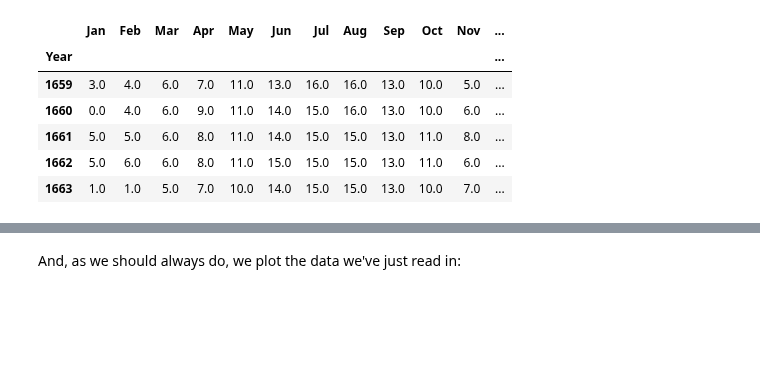
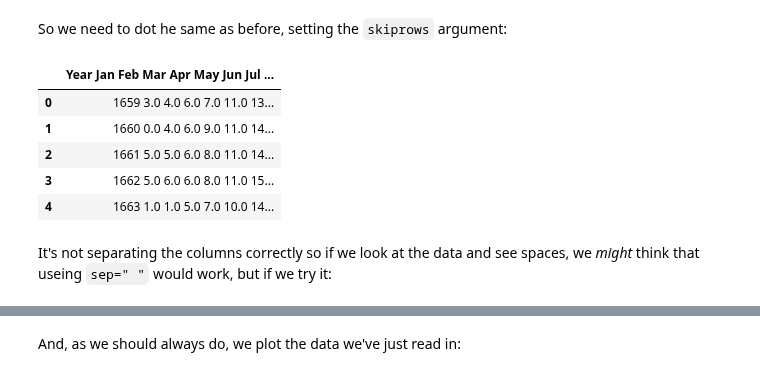
Before and after one commit to JGIBristol/environmental-data-analysis-in-python, a Jupyter notebook: answer_read_weather.ipynb, the cells around one changed output, grey strips where cells are left out. Saved outputs shown, nothing was run; the diff lists cells and outputs as text; code cells hidden in the pictures; blank space fills up the shorter version.

```diff
--- a/answer_read_weather.ipynb
+++ b/answer_read_weather.ipynb
@@ -3,17 +17,17 @@ import pandas as pd
+# %% [markdown]
+So we need to dot he same as before, setting the `skiprows` argument:
 # %%
 temperature = pd.read_csv(
-    "https://milliams.com/courses/data_analysis_python/meantemp_monthly_totals.txt",  # file name
+    "https://milliams.com/courses/data_analysis_python/meantemp_monthly_totals.txt",
     skiprows=4,  # skip first 4 rows of the header
-    delim_whitespace=True,  # whitespace separated columns
-    index_col="Year",  # Set the index
-    na_values=["-99.9"],  # NaNs
 )
 temperature.head()
 # %% [output]
-|  | Jan | Feb | Mar | Apr | May | Jun | Jul | Aug | Sep | Oct | Nov | ... |
-| Year |  |  |  |  |  |  |  |  |  |  |  | ... |
-| 1659 | 3.0 | 4.0 | 6.0 | 7.0 | 11.0 | 13.0 | 16.0 | 16.0 | 13.0 | 10.0 | 5.0 | ... |
-| 1660 | 0.0 | 4.0 | 6.0 | 9.0 | 11.0 | 14.0 | 15.0 | 16.0 | 13.0 | 10.0 | 6.0 | ... |
-| 1661 | 5.0 | 5.0 | 6.0 | 8.0 | 11.0 | 14.0 | 15.0 | 15.0 | 13.0 | 11.0 | 8.0 | ... |
-| 1662 | 5.0 | 6.0 | 6.0 | 8.0 | 11.0 | 15.0 | 15.0 | 15.0 | 13.0 | 11.0 | 6.0 | ... |
-| 1663 | 1.0 | 1.0 | 5.0 | 7.0 | 10.0 | 14.0 | 15.0 | 15.0 | 13.0 | 10.0 | 7.0 | ... |
+|  | Year Jan Feb Mar Apr May Jun Jul ... |
+| 0 | 1659 3.0 4.0 6.0 7.0 11.0 13... |
+| 1 | 1660 0.0 4.0 6.0 9.0 11.0 14... |
+| 2 | 1661 5.0 5.0 6.0 8.0 11.0 14... |
+| 3 | 1662 5.0 6.0 6.0 8.0 11.0 15... |
+| 4 | 1663 1.0 1.0 5.0 7.0 10.0 14... |
+# %% [markdown]
+It's not separating the columns correctly so if we look at the data and see spaces, we _might_ think that useing `sep=" "` would work, but if we try it:
```
Also changed, not shown: parts of 13 cells of this notebook.
